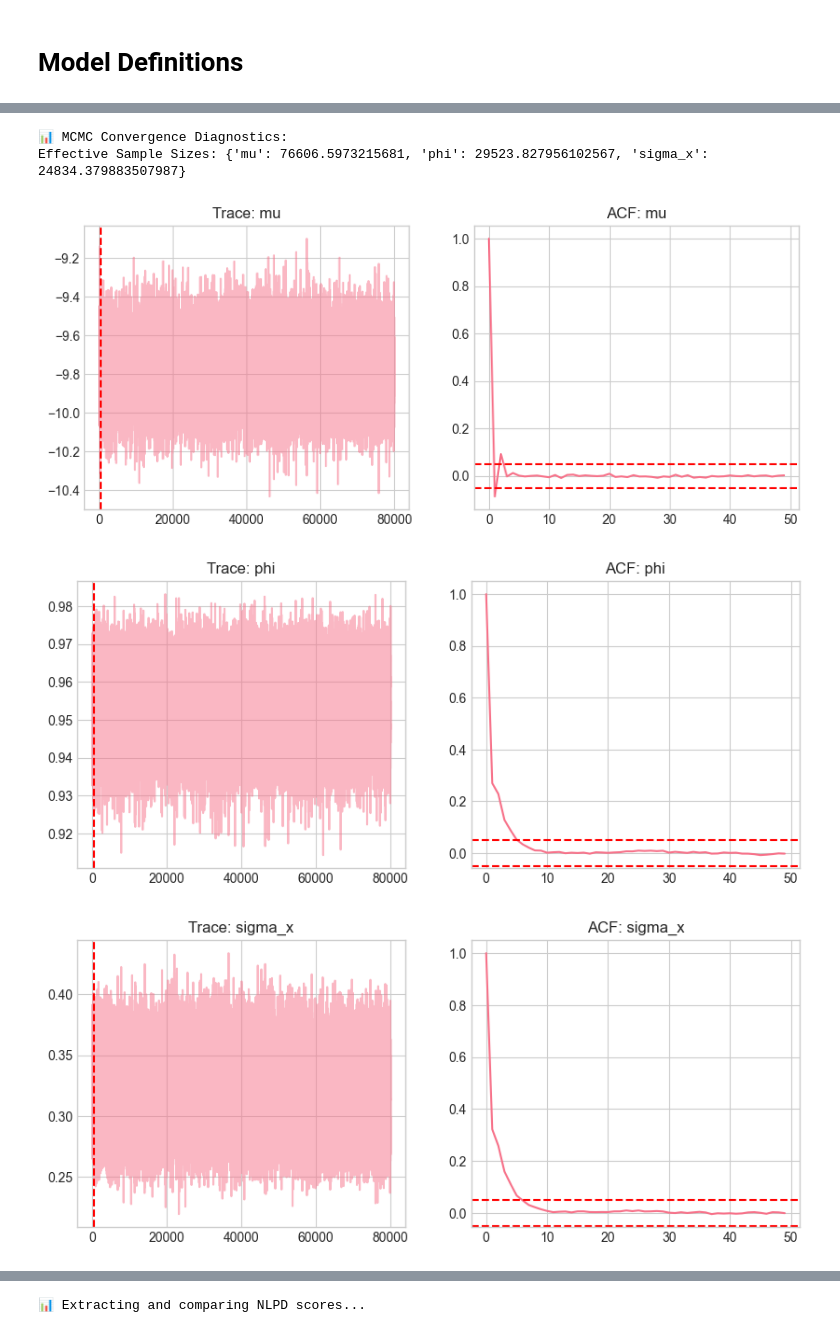
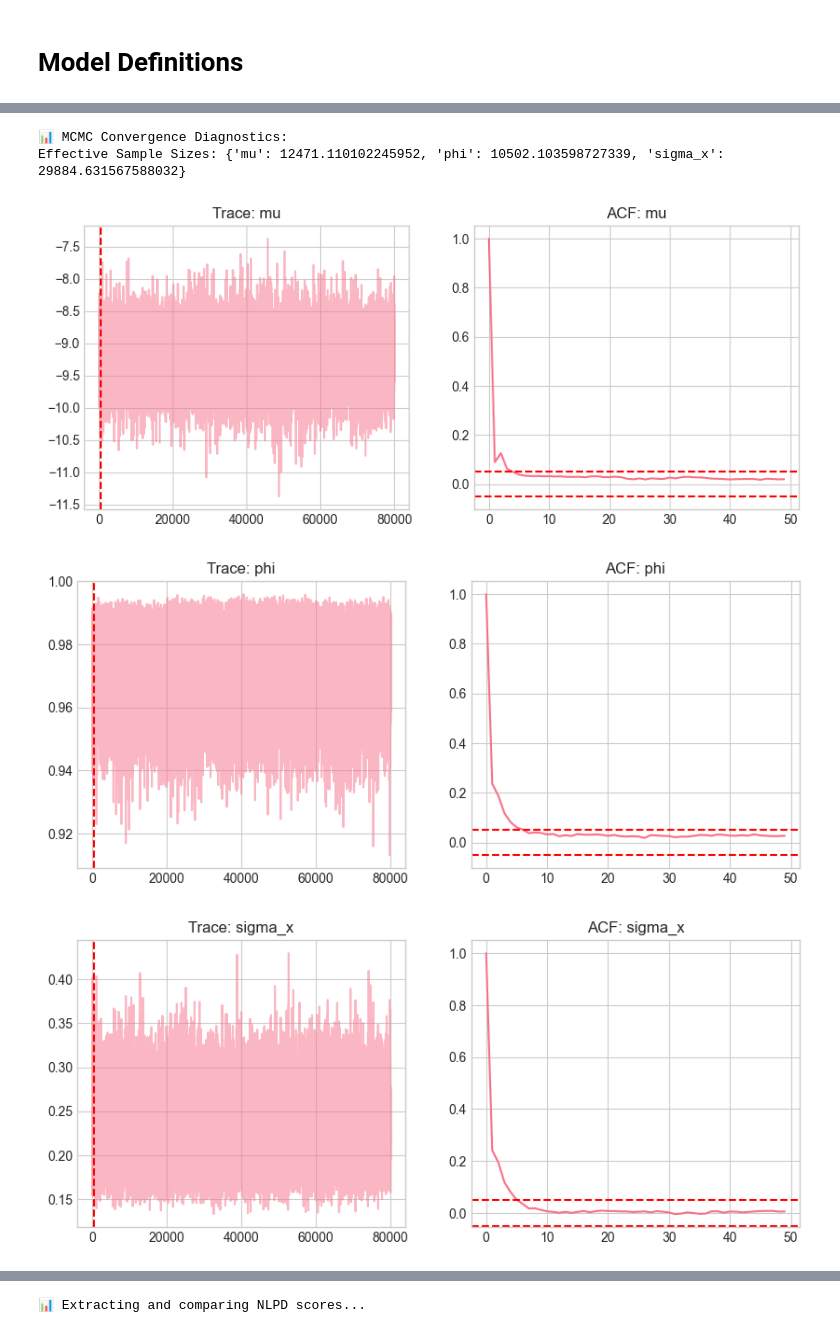
Before and after one commit to designed7000/UCL-Research-Project, a Jupyter notebook: Week1/1d_hmc.ipynb, the cells around one changed output, grey strips where cells are left out. Saved outputs shown, nothing was run; the diff lists cells and outputs as text; code cells hidden in the pictures.

```diff
--- a/Week1/1d_hmc.ipynb
+++ b/Week1/1d_hmc.ipynb
@@ -657,7 +654,7 @@ def bayesian_parameter_estimation_numpyro(returns, n_warmup=1000, n_samples=2000
 # Usage (replace your PMMH call)
 
 # Your existing execution flow:
-data = fetch_sp500_data(start_date="2010-01-01", end_date="2025-01-01")
+data = fetch_sp500_data(start_date="2020-01-01", end_date="2025-01-01")
 train_data, test_data = split_data(data, train_ratio=0.8)
 returns_train = train_data['Returns']
 returns_test = test_data['Returns']
@@ -689,8 +686,8 @@ Empirical mu estimate: -9.91
 📊 MCMC Convergence Diagnostics:
-Effective Sample Sizes: {'mu': 76606.5973215681, 'phi': 29523.827956102567, 'sigma_x': 24834.379883507987}
+Effective Sample Sizes: {'mu': 12471.110102245952, 'phi': 10502.103598727339, 'sigma_x': 29884.631567588032}
-[figure, old version]
+[figure, new version]
-[figure, old version]
+[figure, new version]
-[figure, old version]
+[figure, new version]
 # %%
 # =============================================================================
 # HELPER FUNCTIONS FOR LOGIT TRANSFORMATION
```
Also changed, not shown: parts of 10 cells of this notebook, 1 other file.
